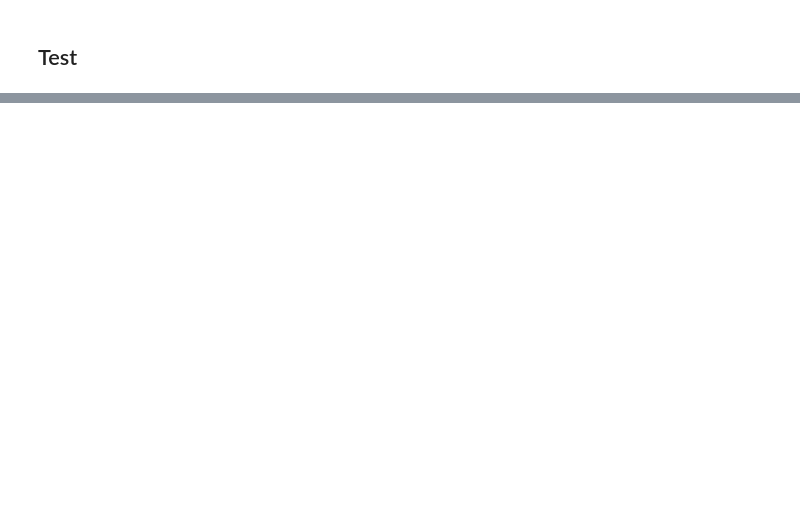
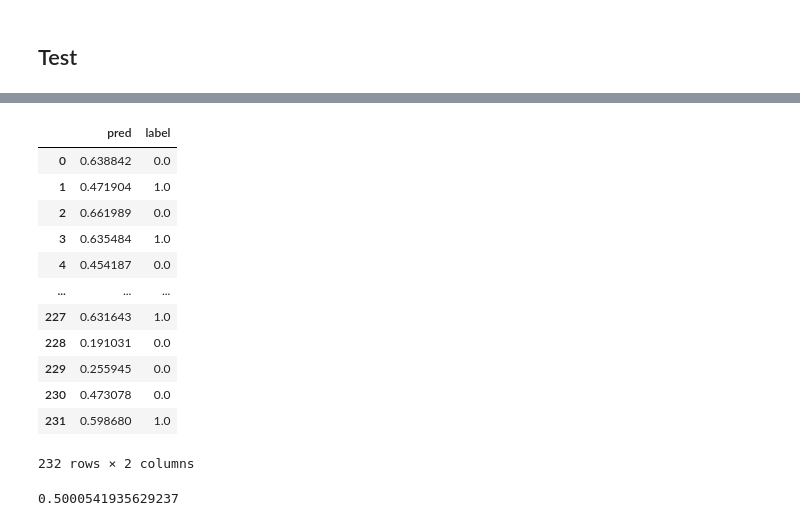
Before and after one commit to sanma-1230/kaggle-competition-rsna, a Jupyter notebook: rsna-train.ipynb, the cells around one changed output, grey strips where cells are left out. Saved outputs shown, nothing was run; the diff lists cells and outputs as text; code cells hidden in the pictures; blank space fills up the shorter version.

Commit message:
Kaggle Notebook | RSNA-(TRAIN) | Version 6

```diff
--- a/rsna-train.ipynb
+++ b/rsna-train.ipynb
@@ -105,7 +109,7 @@ def transform_image(paths, side='left', size=512, threshold=0.05):
     y2 = y1 + h
 
     image = image[y1: y2, x1: x2]
-    image = cv2.resize(image, (size, size))
+    image = cv2.resize(image, (size, int(size*1.8)))
     return image
 # %% [markdown]
 ## Pytorch Model Tools
@@ -186,9 +190,12 @@ def balance_df(df):
     one_x = df[df['cancer']==1]
     zero_x = df[df['cancer']==0]
     zero_x_2 = zero_x.sample(one_x.shape[0], random_state=config.seed)
+    zero_other_idx = list(set(zero_x.index) - set(zero_x_2.index))
+    zero_other = zero_x.loc[zero_other_idx]
     new_df = pd.concat([one_x, zero_x_2])
     new_df = new_df.reset_index()
-    return new_df
+    zero_other = zero_other.reset_index()
+    return new_df, zero_other
 
 def convert(lists):
     tmp = []
@@ -222,7 +229,12 @@ def pfbeta(labels, predictions, beta = 1):
 # %%
 train = pd.read_csv('/kaggle/input/rsna-breast-cancer-detection/train.csv')
 train['filename'] = train.apply(lambda x: '/kaggle/input/rsna-breast-cancer-detection/train_images/'+str(x.patient_id)+'/'+str(x.image_id)+'.dcm', axis=1)
-new_df = balance_df(train.copy())
+new_df, zero_other = balance_df(train.copy())
 train, test = train_test_split(new_df, stratify=new_df.cancer, random_state=config.seed, test_size=0.2)
+val, test = train_test_split(test, stratify=test.cancer, random_state=config.seed, test_size=0.5)
+# val = pd.concat([val, zero_other.loc[0:100]])
+# test = pd.concat([test, zero_other.loc[100:200]])
 dataset = TrainDataset(train)
+dataset_val = TrainDataset(val)
 dataloader = DataLoader(dataset, batch_size=config.batch_size, drop_last=False, shuffle=True)
+dataloader_val = DataLoader(dataset_val, batch_size=config.batch_size, drop_last=False)
@@ -300,33 +357,39 @@ KeyboardInterrupt:
 # %% [markdown]
 ## Test
 # %%
-TEST_MODEL_PATH = '/kaggle/working/resnet18d_230215.pth'
+TEST_MODEL_PATH = '/kaggle/working/efficientnet_b0_230223.pth'
 
 test_dataset = TrainDataset(test)
 test_dataloader = DataLoader(test_dataset, batch_size=32)
 model = Model_from_timm(config.model_name, pretrained=False)
 model.load_state_dict(torch.load(TEST_MODEL_PATH))
 
-def test_net(dataloader, model, device):
+def test_net(dataloader, model, device, loss_fn):
     model = model.eval()
     preds_lis = []
     labels_lis = []
+    test_loss = []
     model.to(device)
     for i, data in enumerate(dataloader):
+        loss = 0
         with torch.no_grad():
             inputs, labels = data['image'], data['target']
             inputs = inputs.to(device)
             labels = labels.to(device)
             inputs = inputs.unsqueeze(dim=1)
             labels = labels.unsqueeze(dim=1)
-            inputs.to(device)
+#             inputs.to(device)
 
             output = model(inputs)
+            loss_ = loss_fn(output, labels)
+            loss += loss_
             preds_lis.append(output)
             labels_lis.append(labels)
-    return preds_lis, labels_lis
+        test_loss.append(loss/(i+1))
+        print(loss/(i+1))
+    return preds_lis, labels_lis, test_loss
 
-preds, labels = test_net(test_dataloader, model, device)
+preds, labels, test_loss = test_net(test_dataloader, model, device, criterion)
 
 preds = convert(preds)
 labels = convert(labels)
@@ -336,0 +408,17 @@ pf1:0.5440279862318155
+# %%
+df = pd.DataFrame(data={'pred': preds, 'label': labels})
+df
+# %% [output]
+|  | pred | label |
+| 0 | 0.638842 | 0.0 |
+| 1 | 0.471904 | 1.0 |
+| 2 | 0.661989 | 0.0 |
+| 3 | 0.635484 | 1.0 |
+| 4 | 0.454187 | 0.0 |
+| ... | ... | ... |
+| 227 | 0.631643 | 1.0 |
+| 228 | 0.191031 | 0.0 |
+| 229 | 0.255945 | 0.0 |
+| 230 | 0.473078 | 0.0 |
+| 231 | 0.598680 | 1.0 |
+232 rows × 2 columns
@@ -336,0 +427,4 @@ pf1:0.5440279862318155
+# %%
+pfbeta(df['label'], df['pred'])
+# %% [output]
+0.5000541935629237
```
Also changed, not shown: parts of 8 cells of this notebook.
